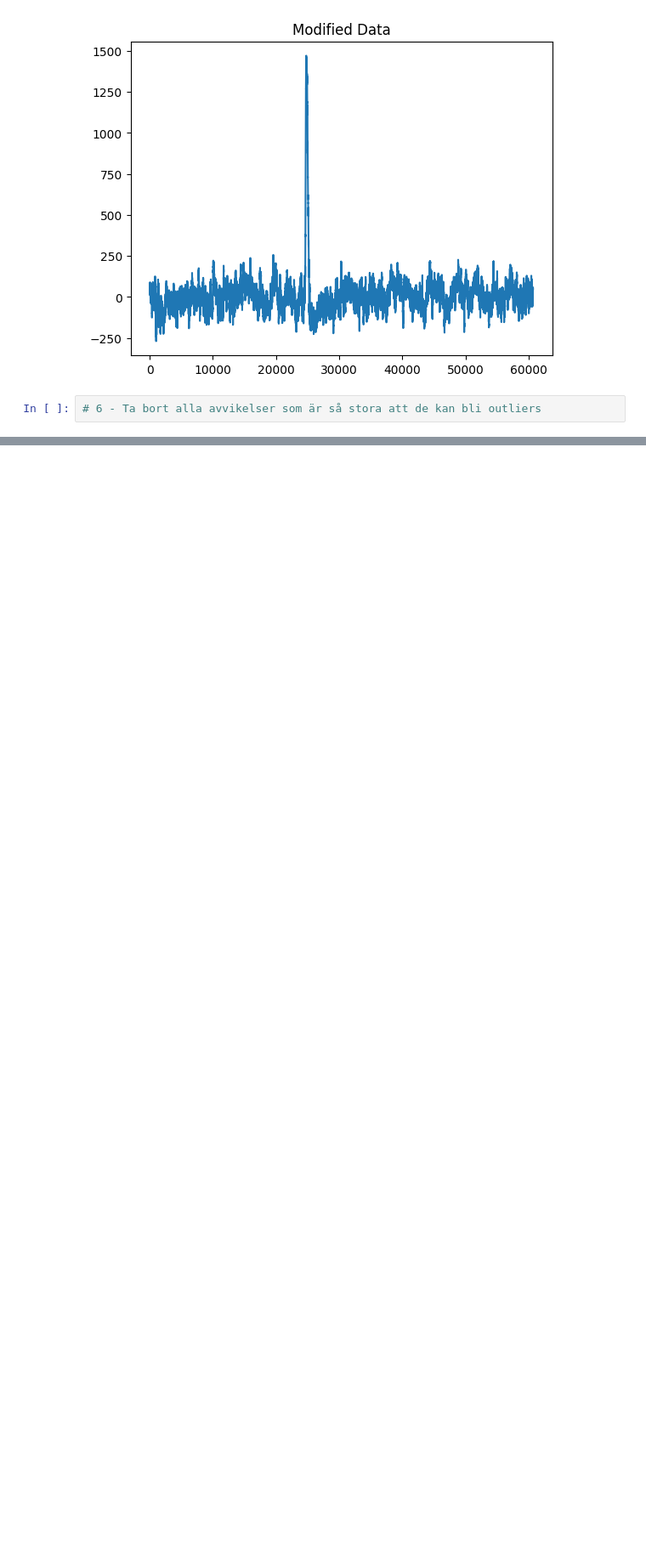
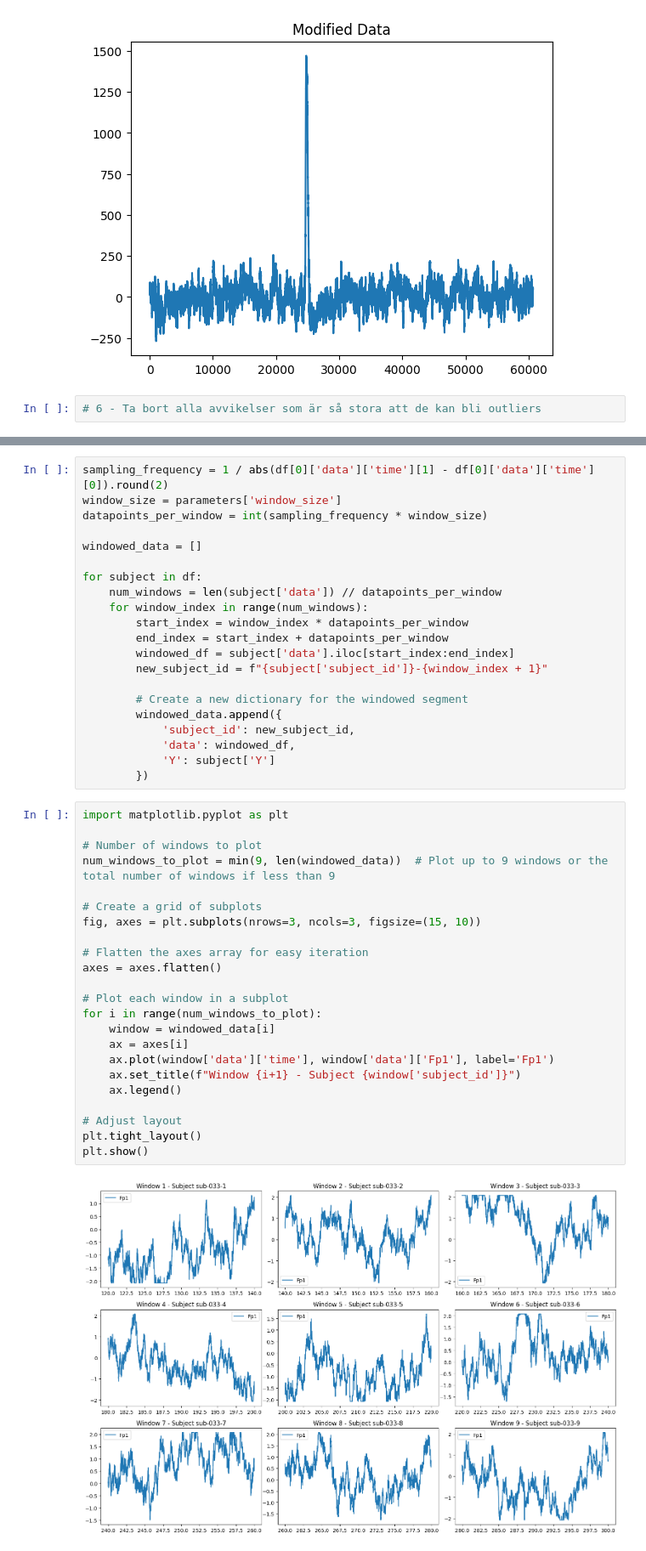
Before and after one commit to samshahriari/dsp, a Jupyter notebook: dsp_data/dataloader.ipynb, the cells around one changed output, grey strips where cells are left out. Shown at 85% size. Drawn from its saved outputs; the diff is of its cells as text; blank space fills up the shorter version.

```diff
--- a/dsp_data/dataloader.ipynb
+++ b/dsp_data/dataloader.ipynb
@@ -236,0 +282,46 @@ plt.plot(df[6]['data']['Fp1'])
+# %%
+sampling_frequency = 1 / abs(df[0]['data']['time'][1] - df[0]['data']['time'][0]).round(2)
+window_size = parameters['window_size']
+datapoints_per_window = int(sampling_frequency * window_size)
+
+windowed_data = []
+
+for subject in df:
+    num_windows = len(subject['data']) // datapoints_per_window
+    for window_index in range(num_windows):
+        start_index = window_index * datapoints_per_window
+        end_index = start_index + datapoints_per_window
+        windowed_df = subject['data'].iloc[start_index:end_index]
+        new_subject_id = f"{subject['subject_id']}-{window_index + 1}"
+
+        # Create a new dictionary for the windowed segment
+        windowed_data.append({
+            'subject_id': new_subject_id,
+            'data': windowed_df,
+            'Y': subject['Y']
+        })
+# %%
+import matplotlib.pyplot as plt
+
+# Number of windows to plot
+num_windows_to_plot = min(9, len(windowed_data))  # Plot up to 9 windows or the total number of windows if less than 9
+
+# Create a grid of subplots
+fig, axes = plt.subplots(nrows=3, ncols=3, figsize=(15, 10))
+
+# Flatten the axes array for easy iteration
+axes = axes.flatten()
+
+# Plot each window in a subplot
+for i in range(num_windows_to_plot):
+    window = windowed_data[i]
+    ax = axes[i]
+    ax.plot(window['data']['time'], window['data']['Fp1'], label='Fp1')
+    ax.set_title(f"Window {i+1} - Subject {window['subject_id']}")
+    ax.legend()
+
+# Adjust layout
+plt.tight_layout()
+plt.show()
+# %% [output]
+[figure, added]
```
Also changed, not shown: parts of 5 cells of this notebook, 1 other file.
